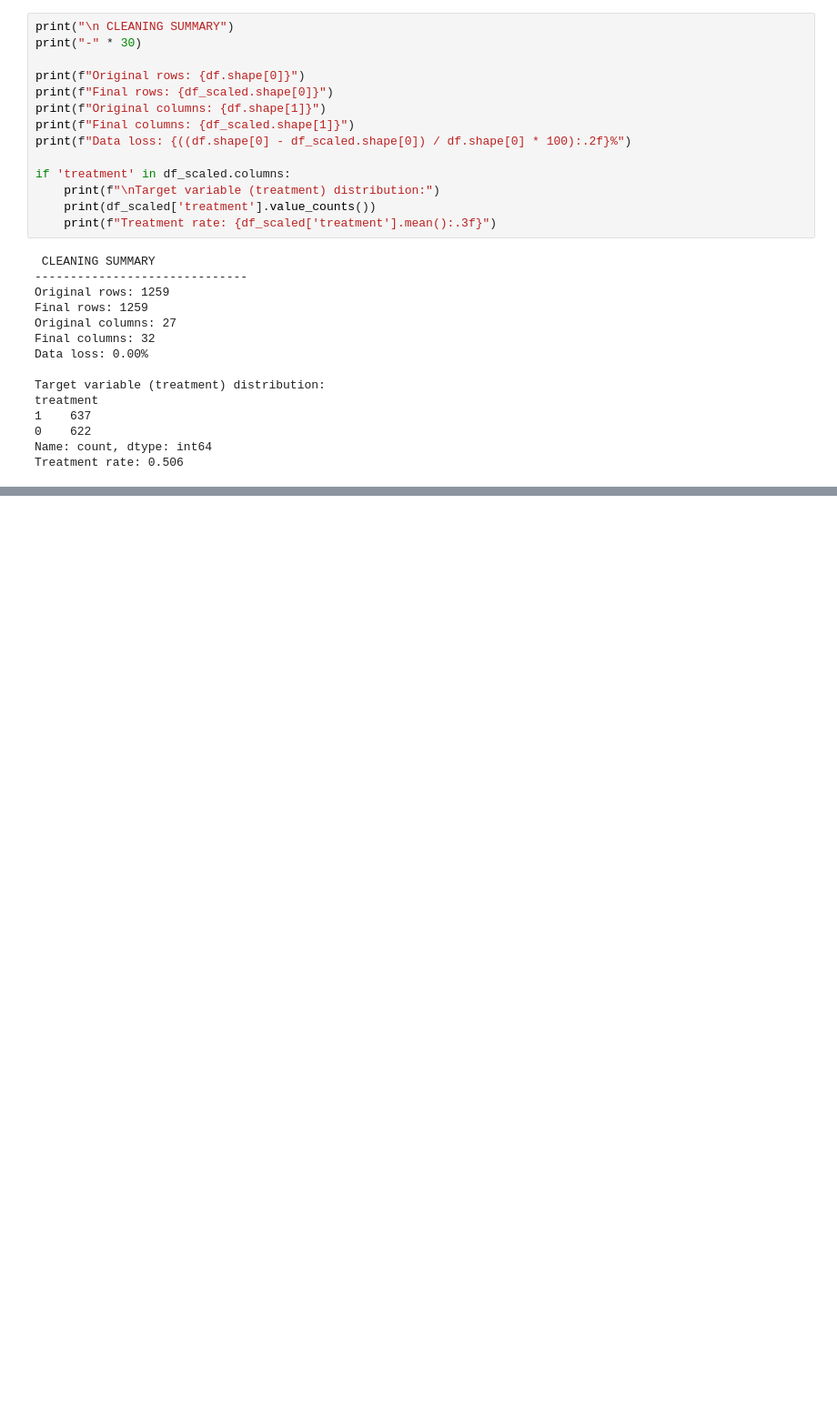
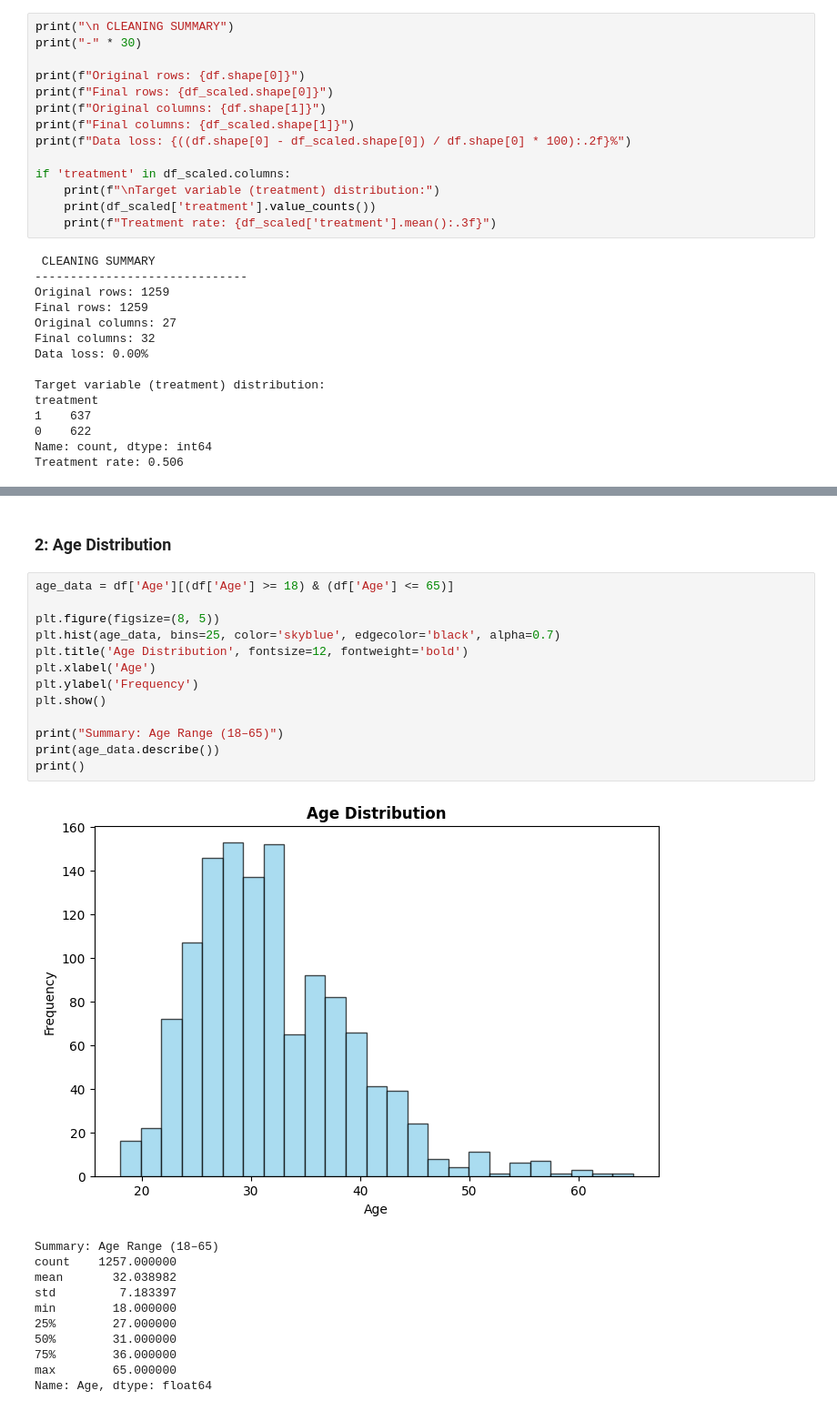
Before and after one commit to Aishaamalik/Mental-Health-Economic-Indicators-Project-, a Jupyter notebook: PROJECT_6.ipynb, the cells around one changed output, grey strips where cells are left out. Shown at 91% size. Cells and saved outputs as stored; diff of their text form; blank space fills up the shorter version.

```diff
--- a/PROJECT_6.ipynb
+++ b/PROJECT_6.ipynb
@@ -905,0 +952,27 @@ Treatment rate: 0.506
+# %% [markdown]
+### 2: Age Distribution
+# %%
+age_data = df['Age'][(df['Age'] >= 18) & (df['Age'] <= 65)]
+
+plt.figure(figsize=(8, 5))
+plt.hist(age_data, bins=25, color='skyblue', edgecolor='black', alpha=0.7)
+plt.title('Age Distribution', fontsize=12, fontweight='bold')
+plt.xlabel('Age')
+plt.ylabel('Frequency')
+plt.show()
+
+print("Summary: Age Range (18–65)")
+print(age_data.describe())
+print()
+# %% [output]
+[figure, added]
+Summary: Age Range (18–65)
+count    1257.000000
+mean       32.038982
+std         7.183397
+min        18.000000
+25%        27.000000
+50%        31.000000
+75%        36.000000
+max        65.000000
+Name: Age, dtype: float64
```
Also changed, not shown: parts of 68 cells of this notebook.
